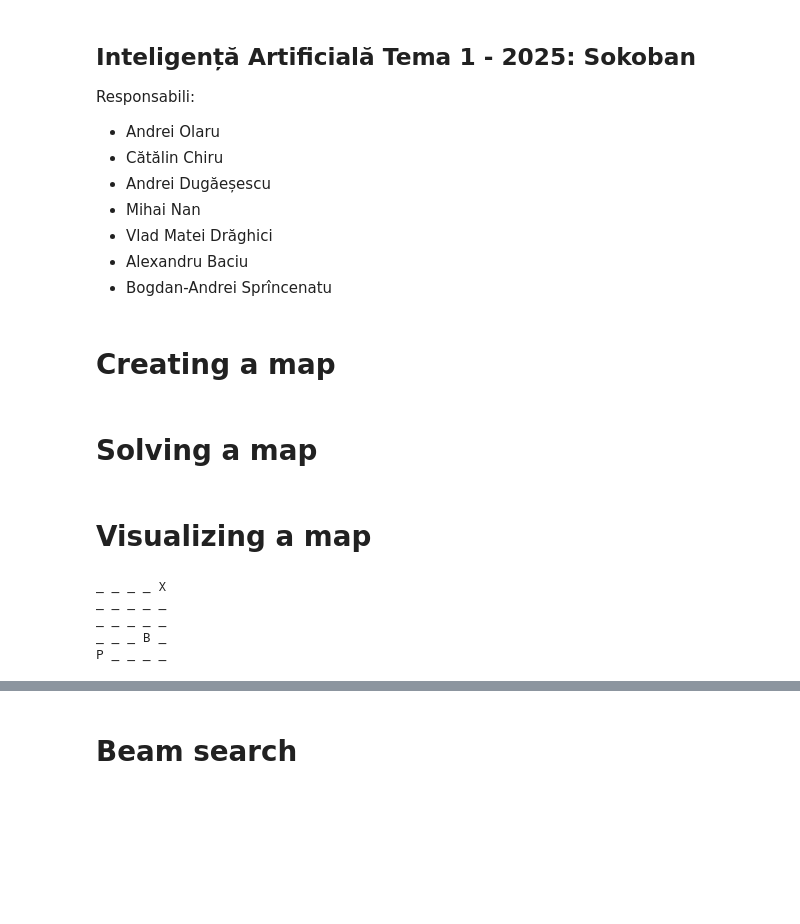
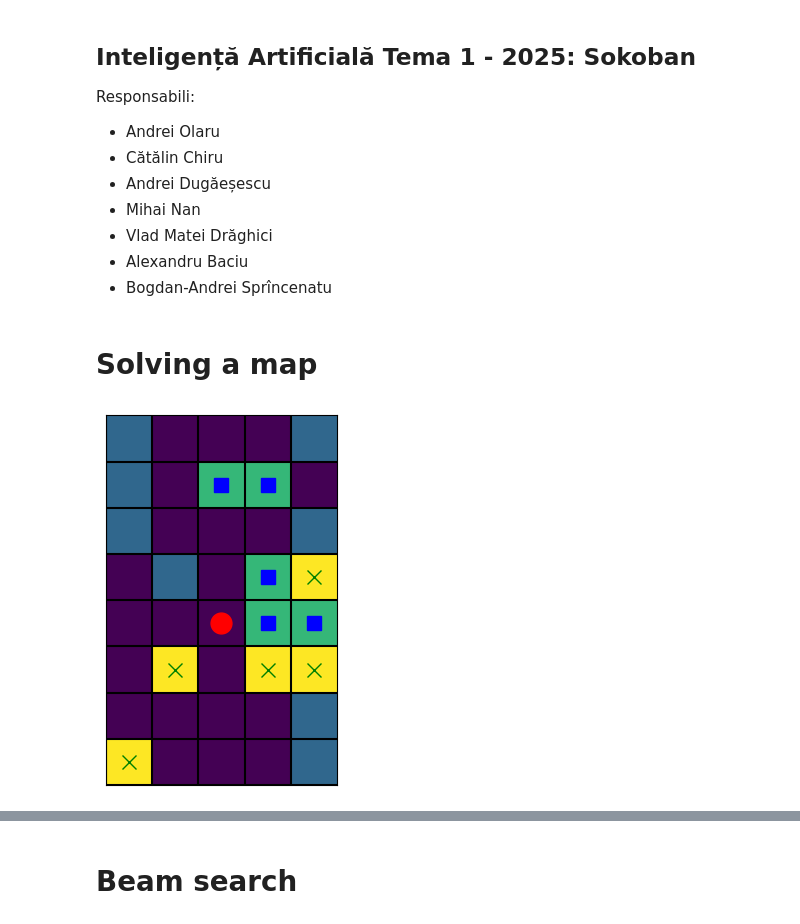
Before and after one commit to alx-sima/sokoban, a Jupyter notebook: main.ipynb, the cells around one changed output, grey strips where cells are left out. Cells and saved outputs as stored; diff of their text form; code cells hidden in the pictures; blank space fills up the shorter version.

```diff
--- a/main.ipynb
+++ b/main.ipynb
@@ -15,2 +18,0 @@ import time
-# %% [markdown]
-# Creating a map
@@ -31,15 +19,8 @@ assert str(map_from_init) == str(map_from_str), "String conversion Failed"
 # %% [markdown]
 # Solving a map
 # %%
-# playmap = Map(5, 5, 0, 0, [('box1', 1, 3)], [(4, 4)], [(3,3), (3,4), (3,1)], 'easy_map1')
-playmap = Map.from_yaml('tests/easy_map1.yaml')
+playmap = Map.from_yaml("tests/super_hard_map1.yaml")
+# playmap = Map(5, 5, 0, 0, [('box1', 0, 2), ('box2', 2, 2)], [(1, 2), (2, 2)], [], 'easy_map1')
+playmap.plot_map()
+# %% [output]
+[figure, added]
-# %% [markdown]
-# Visualizing a map
-# %%
-print(playmap)
-# %% [output]
-_ _ _ _ X
-_ _ _ _ _
-_ _ _ _ _
-_ _ _ B _
-P _ _ _ _
```
Also changed, not shown: parts of 15 cells of this notebook.
